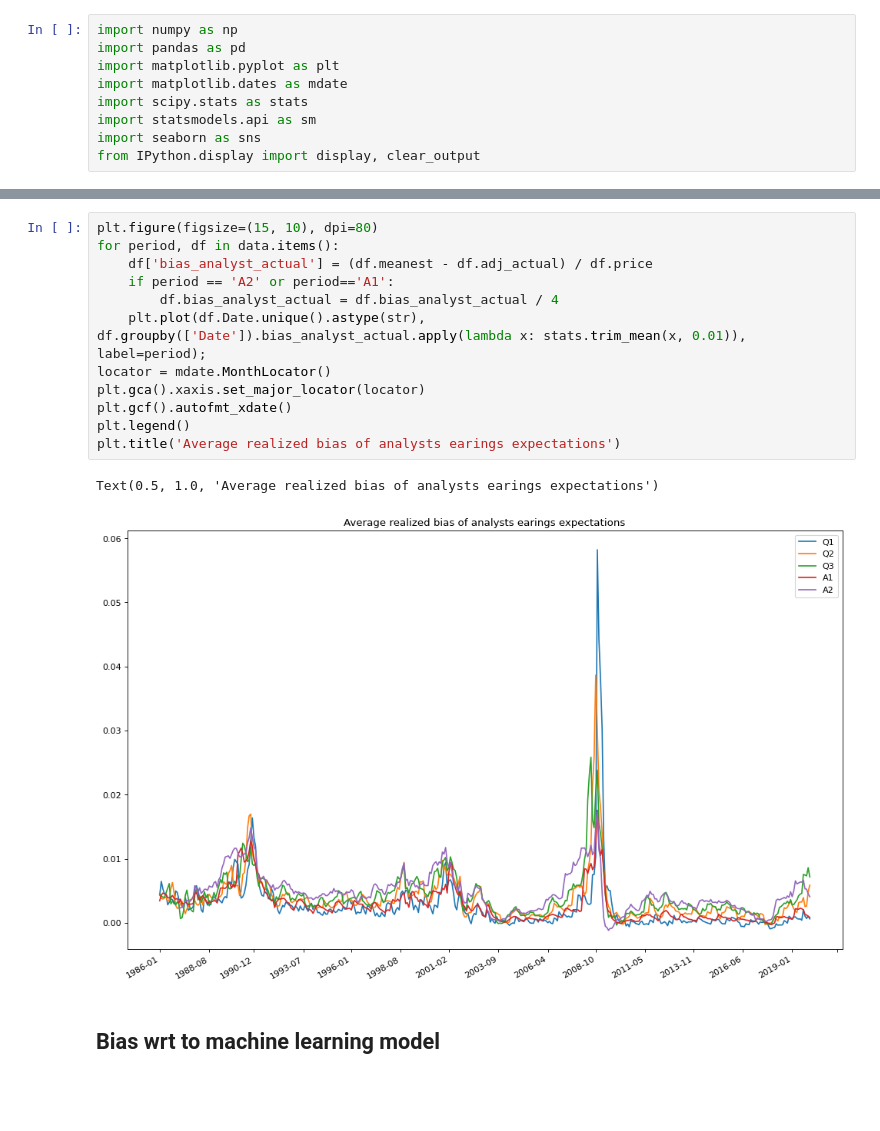
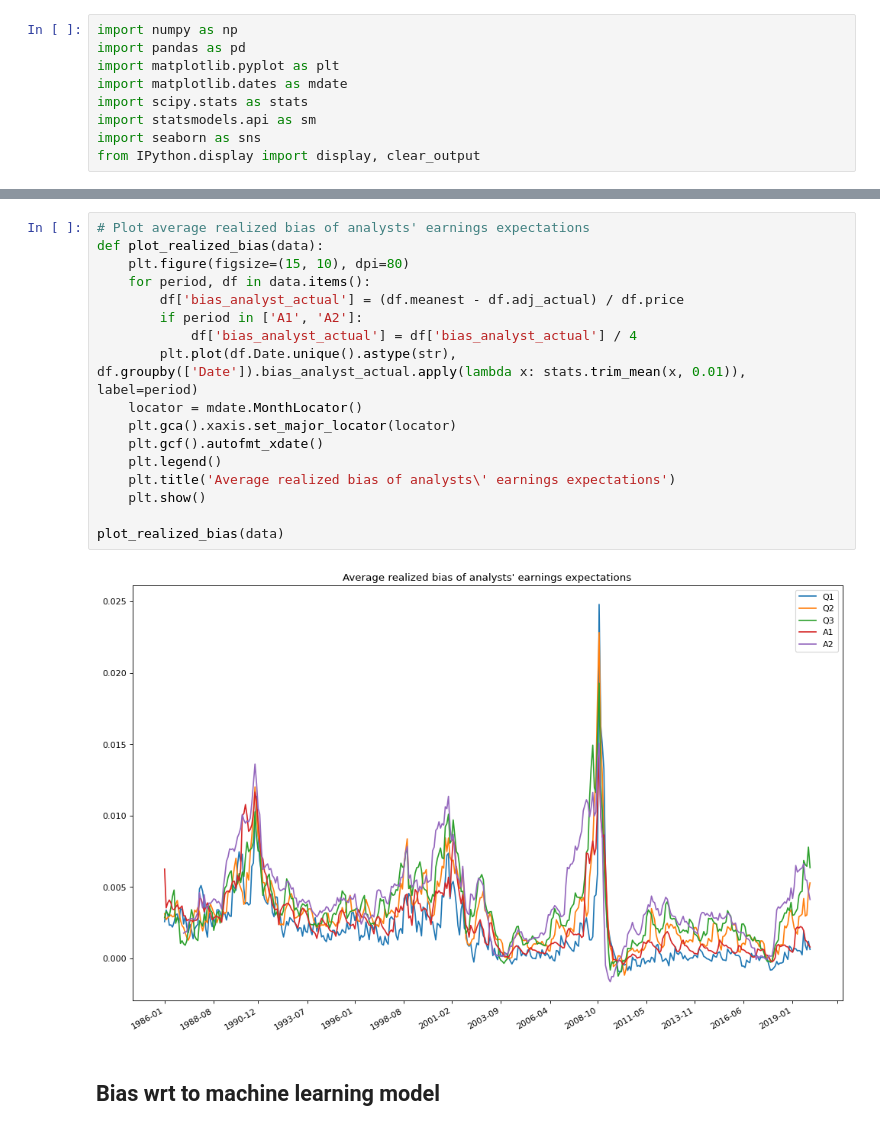
Before and after one commit to NicoloMarsucco/ML-financial-modelling, a Jupyter notebook: bias_analysis.ipynb, the cells around one changed output, grey strips where cells are left out. Saved outputs shown, nothing was run; the diff lists cells and outputs as text; blank space fills up the shorter version.

```diff
--- a/bias_analysis.ipynb
+++ b/bias_analysis.ipynb
@@ -52,18 +61,22 @@ Text(0.5, 1.0, 'Average bias of analysts earings expectations relative to machin
 # %%
-plt.figure(figsize=(15, 10), dpi=80)
-for period, df in data.items():
-    df['bias_analyst_actual'] = (df.meanest - df.adj_actual) / df.price
-    if period == 'A2' or period=='A1':
-        df.bias_analyst_actual = df.bias_analyst_actual / 4
-    plt.plot(df.Date.unique().astype(str), df.groupby(['Date']).bias_analyst_actual.apply(lambda x: stats.trim_mean(x, 0.01)), label=period);
-locator = mdate.MonthLocator()
-plt.gca().xaxis.set_major_locator(locator)
-plt.gcf().autofmt_xdate()
-plt.legend()
-plt.title('Average realized bias of analysts earings expectations')
+# Plot average realized bias of analysts' earnings expectations
+def plot_realized_bias(data):
+    plt.figure(figsize=(15, 10), dpi=80)
+    for period, df in data.items():
+        df['bias_analyst_actual'] = (df.meanest - df.adj_actual) / df.price
+        if period in ['A1', 'A2']:
+            df['bias_analyst_actual'] = df['bias_analyst_actual'] / 4
+        plt.plot(df.Date.unique().astype(str), df.groupby(['Date']).bias_analyst_actual.apply(lambda x: stats.trim_mean(x, 0.01)), label=period)
+    locator = mdate.MonthLocator()
+    plt.gca().xaxis.set_major_locator(locator)
+    plt.gcf().autofmt_xdate()
+    plt.legend()
+    plt.title('Average realized bias of analysts\' earnings expectations')
+    plt.show()
+
+plot_realized_bias(data)
 # %% [output]
-Text(0.5, 1.0, 'Average realized bias of analysts earings expectations')
-[figure, old version]
+[figure, new version]
 # %% [markdown]
 ## Bias wrt to machine learning model
 # %%
```
Also changed, not shown: parts of 31 cells of this notebook, 6 other files.
